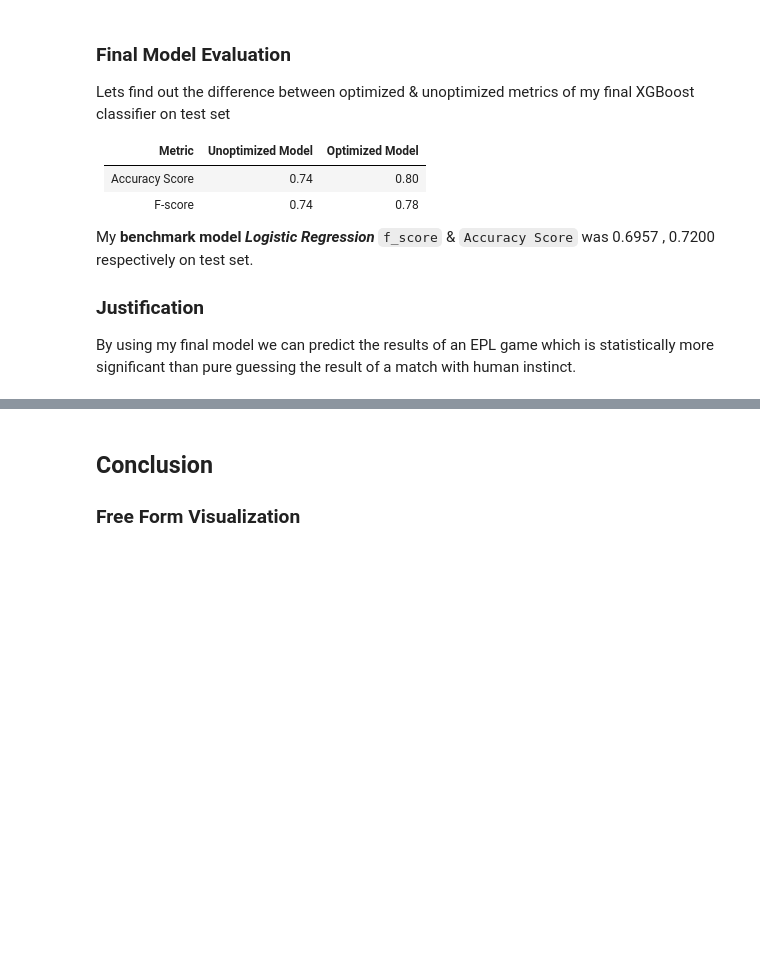
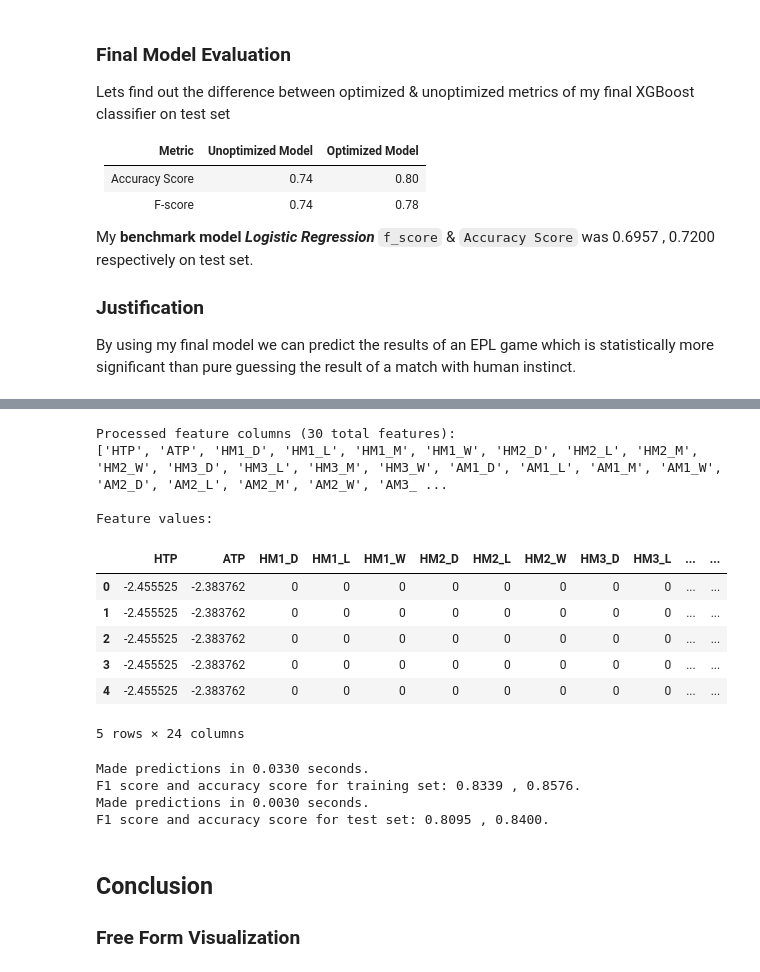
Before and after one commit to dhruboj/MLND, a Jupyter notebook: projects/capstone/My_Capstone_Report.ipynb, the cells around one changed output, grey strips where cells are left out. Cells and saved outputs as stored; diff of their text form; code cells hidden in the pictures; blank space fills up the shorter version.

```diff
--- a/projects/capstone/My_Capstone_Report.ipynb
+++ b/projects/capstone/My_Capstone_Report.ipynb
@@ -581,0 +598,61 @@ By using my final model we can predict the results of an EPL game which is stati
+# %%
+# Lets run the same pre-processing on the test data
+X_all = test.drop(['FTR'],1)
+y_all = test['FTR']
+
+# Standardising the data.
+from sklearn.preprocessing import scale
+
+#Center to the mean and component wise scale to unit variance.
+cols = [['HTGD','ATGD','HTP','ATP','DiffLP']]
+for col in cols:
+    X_all[col] = scale(X_all[col])
+
+#last 3 wins for both sides
+X_all.HM1 = X_all.HM1.astype('str')
+X_all.HM2 = X_all.HM2.astype('str')
+X_all.HM3 = X_all.HM3.astype('str')
+X_all.AM1 = X_all.AM1.astype('str')
+X_all.AM2 = X_all.AM2.astype('str')
+X_all.AM3 = X_all.AM3.astype('str')
+
+#we want continous vars that are integers for our input data, so lets remove any categorical vars
+def preprocess_features(X):
+    ''' Preprocesses the football data and converts catagorical variables into dummy variables. '''
+
+    # Initialize new output DataFrame
+    output = pd.DataFrame(index = X.index)
+
+    # Investigate each feature column for the data
+    for col, col_data in X.iteritems():
+
+        # If data type is categorical, convert to dummy variables
+        if col_data.dtype == object:
+            col_data = pd.get_dummies(col_data, prefix = col)
+
+        # Collect the revised columns
+        output = output.join(col_data)
+
+    return output
+
+
+
+X_all = preprocess_features(X_all)
+print ("Processed feature columns ({} total features):\n{}".format(len(X_all.columns), list(X_all.columns)))
+
+X_all.drop(['HM1_M', 'AM2_M', 'AM1_M', 'AM3_M', 'HM2_M', 'HM3_M'],1,inplace = True)
+
+print ("\nFeature values:")
+display(X_all.head())
+# %% [output]
+Processed feature columns (30 total features):
+['HTP', 'ATP', 'HM1_D', 'HM1_L', 'HM1_M', 'HM1_W', 'HM2_D', 'HM2_L', 'HM2_M', 'HM2_W', 'HM3_D', 'HM3_L', 'HM3_M', 'HM3_W', 'AM1_D', 'AM1_L', 'AM1_M', 'AM1_W', 'AM2_D', 'AM2_L', 'AM2_M', 'AM2_W', 'AM3_ ...
+
+Feature values:
+|  | HTP | ATP | HM1_D | HM1_L | HM1_W | HM2_D | HM2_L | HM2_W | HM3_D | HM3_L | ... | ... |
+| 0 | -2.455525 | -2.383762 | 0 | 0 | 0 | 0 | 0 | 0 | 0 | 0 | ... | ... |
+| 1 | -2.455525 | -2.383762 | 0 | 0 | 0 | 0 | 0 | 0 | 0 | 0 | ... | ... |
+| 2 | -2.455525 | -2.383762 | 0 | 0 | 0 | 0 | 0 | 0 | 0 | 0 | ... | ... |
+| 3 | -2.455525 | -2.383762 | 0 | 0 | 0 | 0 | 0 | 0 | 0 | 0 | ... | ... |
+| 4 | -2.455525 | -2.383762 | 0 | 0 | 0 | 0 | 0 | 0 | 0 | 0 | ... | ... |
+5 rows × 24 columns
@@ -582,3 +665,15 @@ By using my final model we can predict the results of an EPL game which is stati
+# %%
+# Lets predict the result on the training data
+f1, acc = predict_labels(clf, X_train, y_train)
+print ("F1 score and accuracy score for training set: {:.4f} , {:.4f}.".format(f1 , acc))
+# Lets predict the result on the test data
+f1, acc = predict_labels(clf, X_test, y_test)
+print ("F1 score and accuracy score for test set: {:.4f} , {:.4f}.".format(f1 , acc))
+# %% [output]
+Made predictions in 0.0330 seconds.
+F1 score and accuracy score for training set: 0.8339 , 0.8576.
+Made predictions in 0.0030 seconds.
+F1 score and accuracy score for test set: 0.8095 , 0.8400.
 # %% [markdown]
 ## Conclusion
 ### Free Form Visualization
```
Also changed, not shown: parts of 2 cells of this notebook, 3 other files.
